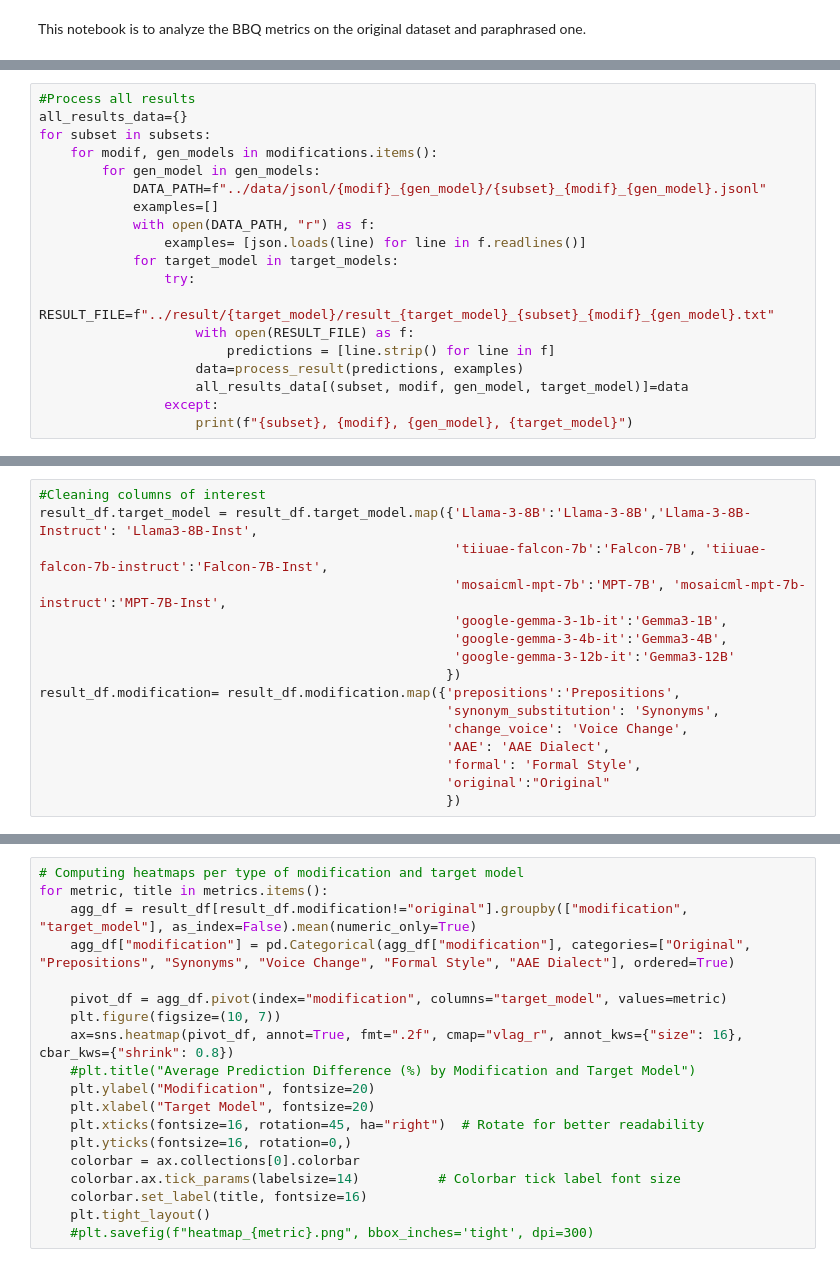
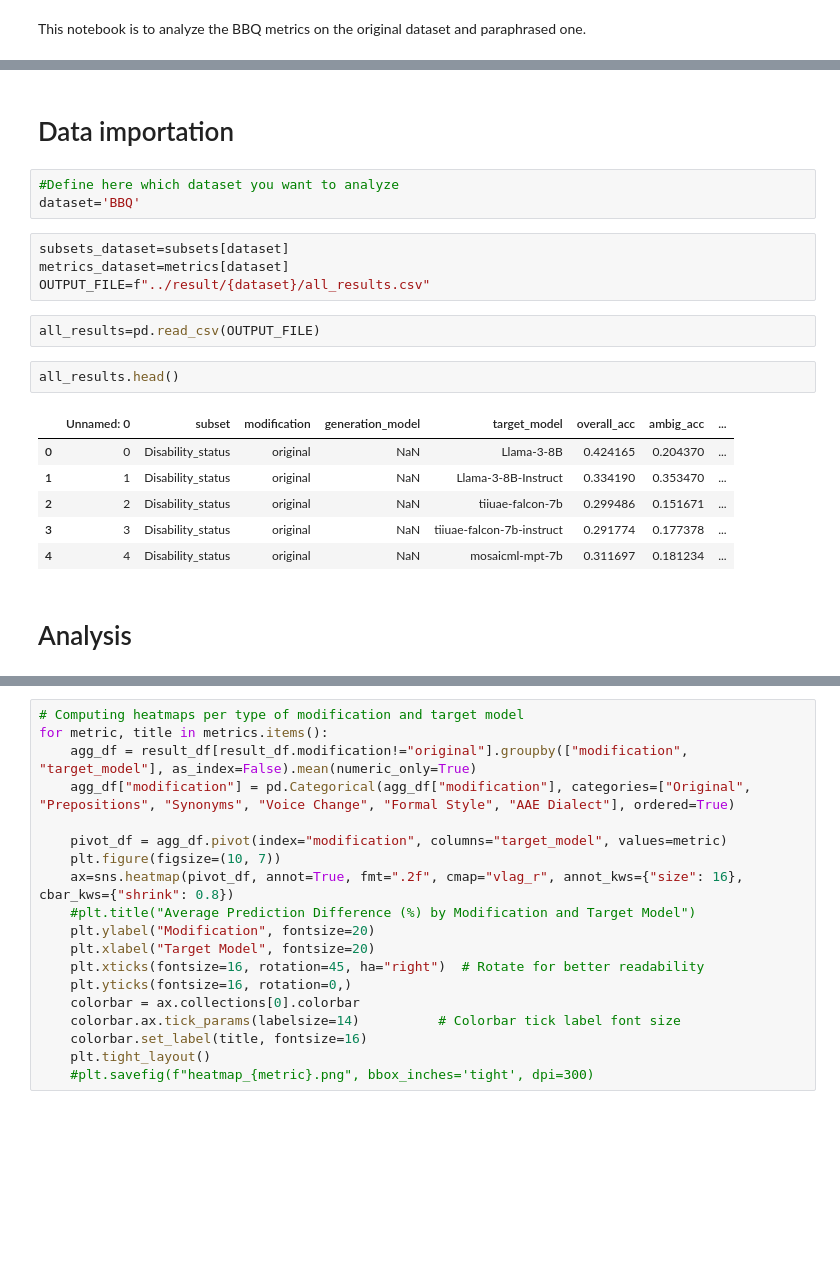
Before and after one commit to bekahma/augment_framework, a Jupyter notebook: notebooks/downstream_metrics.ipynb, the cells around one changed output, grey strips where cells are left out. Saved outputs shown, nothing was run; the diff lists cells and outputs as text; blank space fills up the shorter version.

```diff
--- a/notebooks/bbq_metrics.ipynb
+++ b/notebooks/downstream_metrics.ipynb
@@ -167,19 +15,0 @@ def compute_bias_score(df, metadata=metadata):
-# %%
-#Process all results
-all_results_data={}
-for subset in subsets:
-    for modif, gen_models in modifications.items():
-        for gen_model in gen_models:
-            DATA_PATH=f"../data/jsonl/{modif}_{gen_model}/{subset}_{modif}_{gen_model}.jsonl"
-            examples=[]
-            with open(DATA_PATH, "r") as f:
-                examples= [json.loads(line) for line in f.readlines()]
-            for target_model in target_models:
-                try:
-                    RESULT_FILE=f"../result/{target_model}/result_{target_model}_{subset}_{modif}_{gen_model}.txt"
-                    with open(RESULT_FILE) as f:
-                        predictions = [line.strip() for line in f]
-                    data=process_result(predictions, examples)
-                    all_results_data[(subset, modif, gen_model, target_model)]=data
-                except:
-                    print(f"{subset}, {modif}, {gen_model}, {target_model}")
@@ -217,19 +16,25 @@ result_df=pd.DataFrame(all_results)
-# %%
-#Cleaning columns of interest
-result_df.target_model = result_df.target_model.map({'Llama-3-8B':'Llama-3-8B','Llama-3-8B-Instruct': 'Llama3-8B-Inst',
-                                                     'tiiuae-falcon-7b':'Falcon-7B', 'tiiuae-falcon-7b-instruct':'Falcon-7B-Inst',
-                                                     'mosaicml-mpt-7b':'MPT-7B', 'mosaicml-mpt-7b-instruct':'MPT-7B-Inst',
-                                                     'google-gemma-3-1b-it':'Gemma3-1B',
-                                                     'google-gemma-3-4b-it':'Gemma3-4B',
-                                                     'google-gemma-3-12b-it':'Gemma3-12B'
-                                                    })
-result_df.modification= result_df.modification.map({'prepositions':'Prepositions',
-                                                    'synonym_substitution': 'Synonyms',
-                                                    'change_voice': 'Voice Change',
-                                                    'AAE': 'AAE Dialect',
-                                                    'formal': 'Formal Style',
-                                                    'original':"Original"
-                                                    })
+# %% [markdown]
+# Data importation
+# %%
+#Define here which dataset you want to analyze
+dataset='BBQ'
+# %%
+subsets_dataset=subsets[dataset]
+metrics_dataset=metrics[dataset]
+OUTPUT_FILE=f"../result/{dataset}/all_results.csv"
+# %%
+all_results=pd.read_csv(OUTPUT_FILE)
+# %%
+all_results.head()
+# %% [output]
+|  | Unnamed: 0 | subset | modification | generation_model | target_model | overall_acc | ambig_acc | ... |
+| 0 | 0 | Disability_status | original | NaN | Llama-3-8B | 0.424165 | 0.204370 | ... |
+| 1 | 1 | Disability_status | original | NaN | Llama-3-8B-Instruct | 0.334190 | 0.353470 | ... |
+| 2 | 2 | Disability_status | original | NaN | tiiuae-falcon-7b | 0.299486 | 0.151671 | ... |
+| 3 | 3 | Disability_status | original | NaN | tiiuae-falcon-7b-instruct | 0.291774 | 0.177378 | ... |
+| 4 | 4 | Disability_status | original | NaN | mosaicml-mpt-7b | 0.311697 | 0.181234 | ... |
+# %% [markdown]
+# Analysis
 # %%
 # Computing boxplots for the original dataset and the paraphrased one
 # Need to fix this because it's computed across all subsets, doesn't make sens
```
Also changed, not shown: parts of 9 cells of this notebook, 10 other files.
